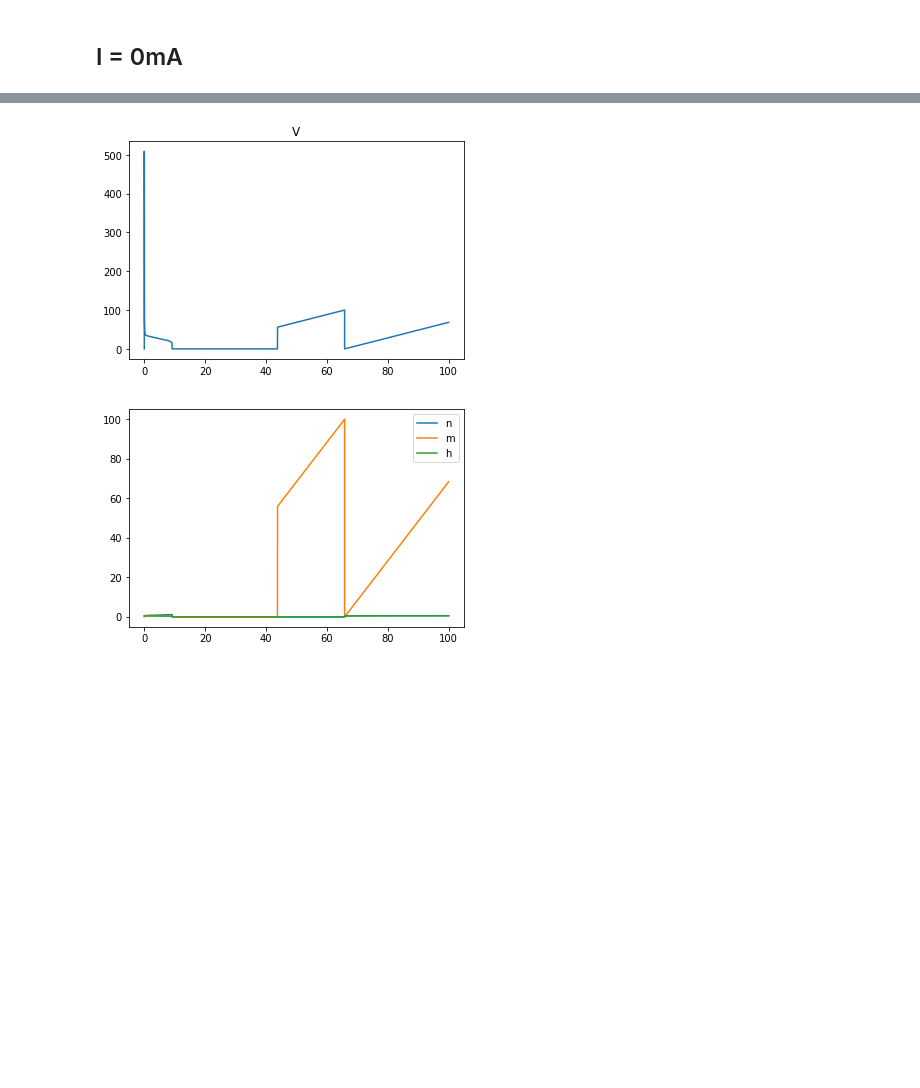
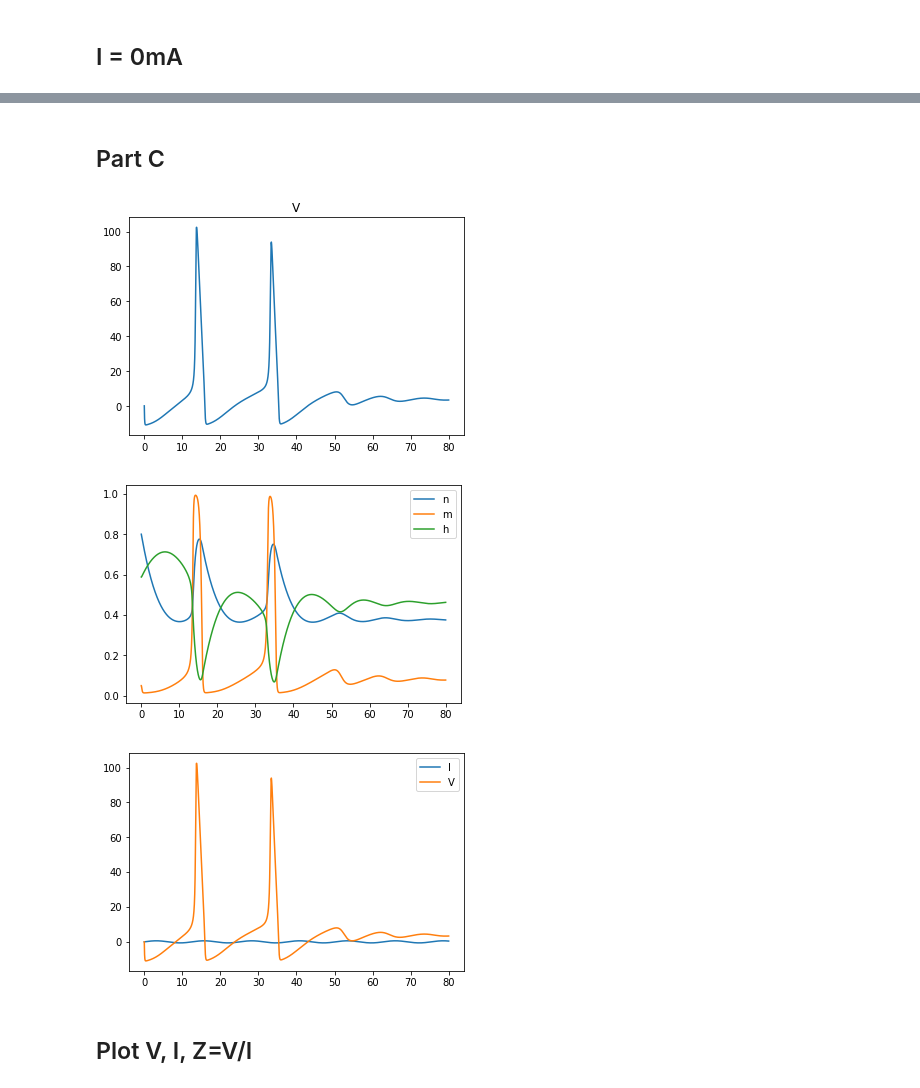
Before and after one commit to nhaubrich/biophysics, a Jupyter notebook: 100.ipynb, the cells around one changed output, grey strips where cells are left out. Cells and saved outputs as stored; diff of their text form; code cells hidden in the pictures; blank space fills up the shorter version.

```diff
--- a/100.ipynb
+++ b/100.ipynb
@@ -8,7 +9,7 @@ def m_eq(V):
     return .1*(25-V)/(np.exp((25-V)/10)-1) / ( .1*(25-V)/(np.exp((25-V)/10)-1) + 4*np.exp(-V/18))
 
 def n_eq(V):
-    return .01*(10-V/(np.exp((10-V)/10))) / ( .01*(10-V/(np.exp((10-V)/10)))  + .125*np.exp(-V/80) )
+    return .01*((10-V)/(np.exp((10-V)/10) - 1) ) / ( .01*((10-V)/(np.exp((10-V)/10) -1))  + .125*np.exp(-V/80) )
 
 def h_eq(V):
     return .07*np.exp(-V/20)/(.07*np.exp(-V/20) + 1/(np.exp((30-V)/10) + 1) )
@@ -20,7 +21,7 @@ def t_n(V):
     return 1/( .01*(10-V)/(np.exp((10-V)/10) -1 ) + .125*np.exp(-V/80))
 
 def t_h(V):
-    return 1/(.07*np.exp(-V/20 + 1/(np.exp((30-V)/10)+1)  )  )
+    return 1/(.07*np.exp(-V/20) + 1/(np.exp((30-V)/10)+1)  )
 # %%
 V = np.linspace(0,100)
 plt.plot(V,m_eq(V))
@@ -62,17 +63,25 @@ plt.title("t_h")
 ## Part B
 # %%
 #dm/dt = -1/t_m (m - m_eq)
+# gL = .3
+# gNa = 120
+# gK = 36
+# VL = 10.613 * 10**-3
+# VNa = 115 * 10**-3
+# VK = -12 * 10**-3
+# C = .001 * 10**-3 #converted 1 uF to mF
+
 gL = .3
 gNa = 120
 gK = 36
-VL = 10.613 * 10**-3
-VNa = 115 * 10**-3
-VK = -12 * 10**-3
-C = .001 * 10**-3 #converted 1 uF to mF
+VL = 10.613
+VNa = 115
+VK = -12
+C = 1 #converted 1 uF to mF
 
 def HH(f,t):
     V,n,m,h = f
-    dV = 1/C* ( gL*(V - VL) - gNa*m**3*h*(V-VNa) - gK*n**4*(V-VK) + I )
+    dV = 1/C* ( -1*gL*(V - VL) - gNa*m**3*h*(V-VNa) - gK*n**4*(V-VK) + I )
     dn = -1/t_n(V) * (n - n_eq(V))
     dm = -1/t_m(V) * (m - m_eq(V))
     dh = -1/t_h(V) * (h - h_eq(V))
@@ -127,18 +167,36 @@ print(sol)
+# %% [markdown]
+## Part C
+# %%
+I=6
+w = .5
+def HHf(f,t):
+    V,n,m,h = f
+    dV = 1/C* ( -1*gL*(V - VL) - gNa*m**3*h*(V-VNa) - gK*n**4*(V-VK) + I + np.sin(w*t) )
+    dn = -1/t_n(V) * (n - n_eq(V))
+    dm = -1/t_m(V) * (m - m_eq(V))
+    dh = -1/t_h(V) * (h - h_eq(V))
+    return [dV, dn, dm, dh]
 # %%
-I = 1000
-
-t = np.linspace(0,100,num=10**6) # in milliseconds, supposedly
+t = np.linspace(0,80,num=10**6) # in milliseconds, supposedly
 from scipy.integrate import odeint
-sol = odeint(HH, [-.1,.5,.05,.5],t)
+sol = odeint(HH, [0 ,.8,.05,.588],t)
+#sol = odeint(HH, [0,.3,.05,.588],t)
 x=plt.plot(t,sol[:,0])
 plt.title("V")
 plt.show()
 plt.plot(t,sol[:,1],label="n")
 plt.plot(t,sol[:,2],label="m")
 plt.plot(t,sol[:,3],label="h")
 plt.legend(loc='upper right')
 plt.show()
-#print(sol)
+plt.plot(t,I/10*np.sin(w*t),label="I")
+plt.plot(t,sol[:,0],label="V")
+#plt.plot(t,I/10*np.sin(w*t)*1/sol[:,0],label="V/I")
+plt.legend(loc='upper right')
+plt.show()
 # %% [output]
-[figure, old version]
+[figure, new version]
-[figure, old version]
+[figure, new version]
+[figure, added]
+# %% [markdown]
+## Plot V, I, Z=V/I
```
Also changed, not shown: parts of 9 cells of this notebook.
